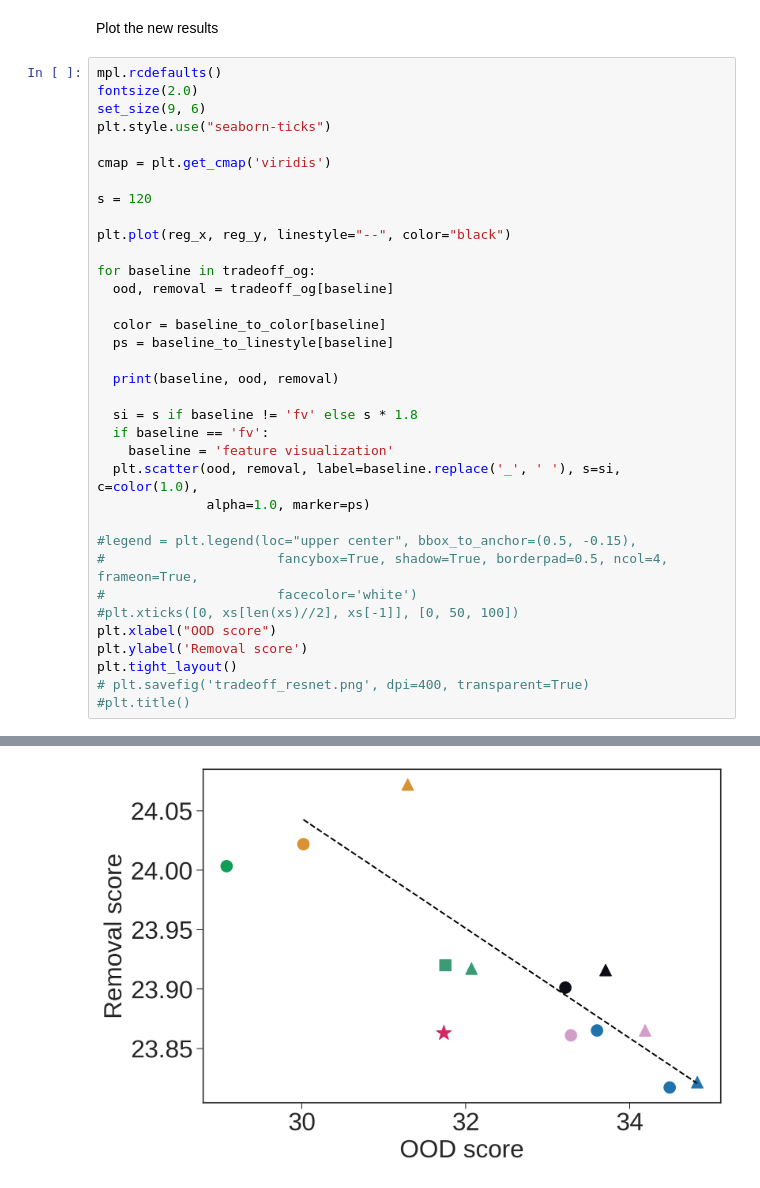
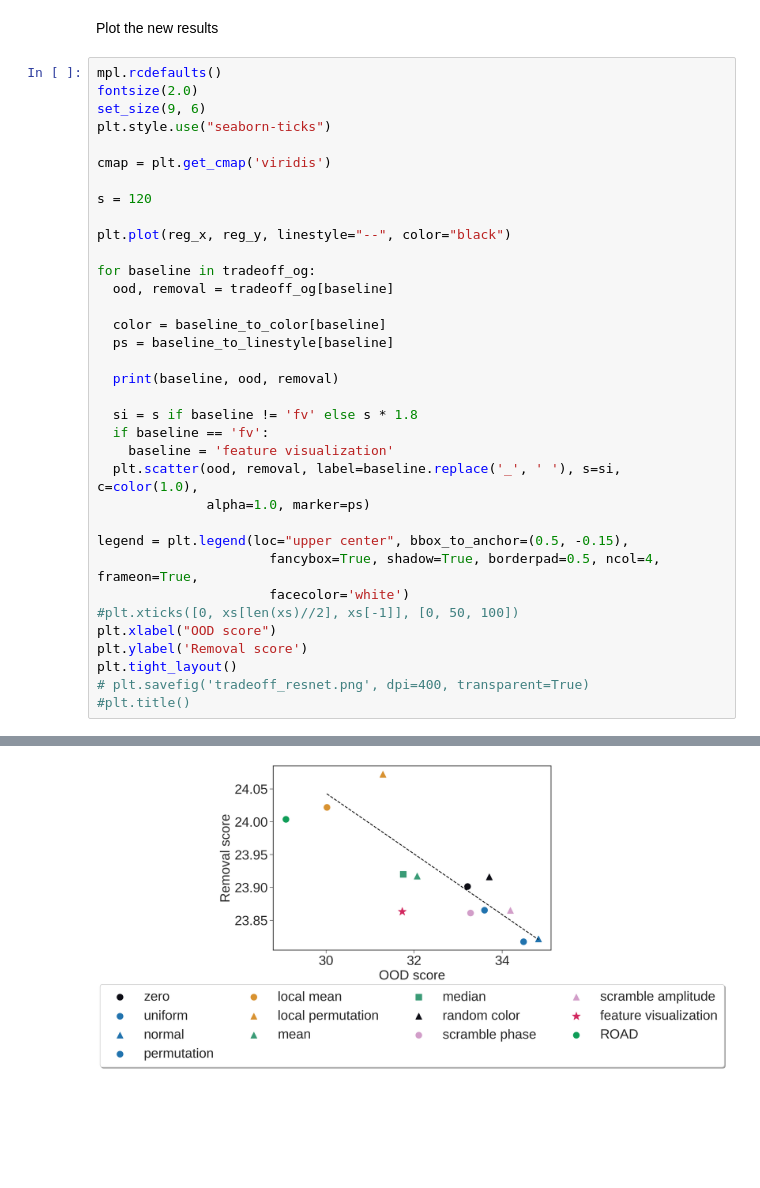
Before and after one commit to deel-ai-papers/Back-to-the-Baseline, a Jupyter notebook: Notebooks/Tradeoff_ROAD.ipynb, the cells around one changed output, grey strips where cells are left out. Drawn from its saved outputs; the diff is of its cells as text; blank space fills up the shorter version.

Commit message:
add a legend to the final plot

```diff
--- a/Notebooks/Tradeoff_ROAD.ipynb
+++ b/Notebooks/Tradeoff_ROAD.ipynb
@@ -647,9 +647,9 @@ for baseline in tradeoff_og:
   plt.scatter(ood, removal, label=baseline.replace('_', ' '), s=si, c=color(1.0),
               alpha=1.0, marker=ps)
 
-#legend = plt.legend(loc="upper center", bbox_to_anchor=(0.5, -0.15),
-#                      fancybox=True, shadow=True, borderpad=0.5, ncol=4, frameon=True,
-#                      facecolor='white')
+legend = plt.legend(loc="upper center", bbox_to_anchor=(0.5, -0.15),
+                      fancybox=True, shadow=True, borderpad=0.5, ncol=4, frameon=True,
+                      facecolor='white')
 #plt.xticks([0, xs[len(xs)//2], xs[-1]], [0, 50, 100])
 plt.xlabel("OOD score")
 plt.ylabel('Removal score')
@@ -673 +673 @@ ROAD 29.078438 24.003496972656254
-[figure, old version]
+[figure, new version]
```
Also changed, not shown: parts of 7 cells of this notebook.
